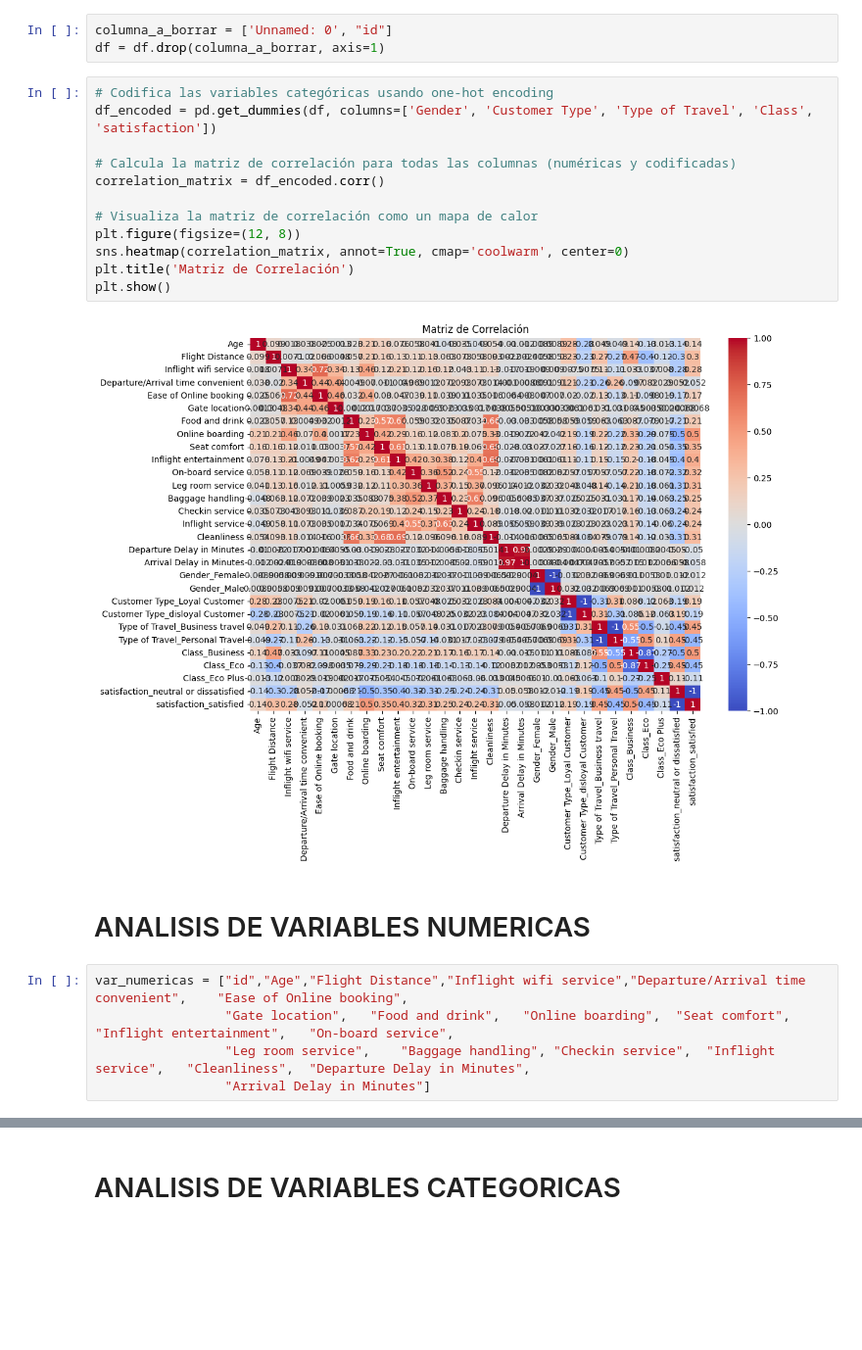
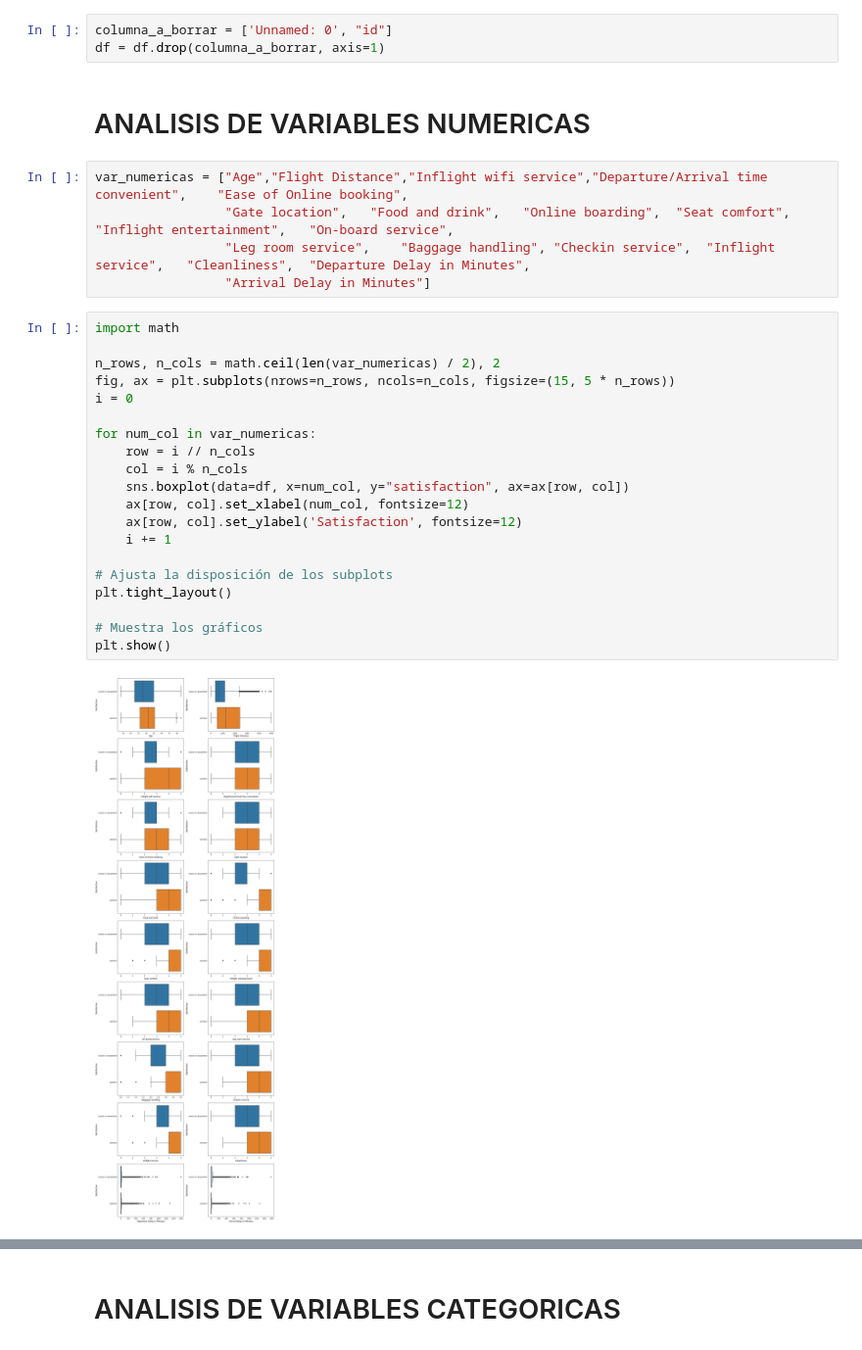
Before and after one commit to AI-School-F5-P2/F5_airlines, a Jupyter notebook: airline_main/main.ipynb, the cells around one changed output, grey strips where cells are left out. Shown: that part at 98% size. Drawn from its saved outputs; the diff is of its cells as text; blank space fills up the shorter version.

```diff
--- a/airline_main/main.ipynb
+++ b/airline_main/main.ipynb
@@ -123,24 +146,32 @@ for value in unique_values:
 # %%
 columna_a_borrar = ['Unnamed: 0', "id"]
 df = df.drop(columna_a_borrar, axis=1)
-# %%
-# Codifica las variables categóricas usando one-hot encoding
-df_encoded = pd.get_dummies(df, columns=['Gender', 'Customer Type', 'Type of Travel', 'Class', 'satisfaction'])
-
-# Calcula la matriz de correlación para todas las columnas (numéricas y codificadas)
-correlation_matrix = df_encoded.corr()
-
-# Visualiza la matriz de correlación como un mapa de calor
-plt.figure(figsize=(12, 8))
-sns.heatmap(correlation_matrix, annot=True, cmap='coolwarm', center=0)
-plt.title('Matriz de Correlación')
-plt.show()
-# %% [output]
-[figure, removed]
 # %% [markdown]
 # ANALISIS DE VARIABLES NUMERICAS
 # %%
-var_numericas = ["id","Age","Flight Distance","Inflight wifi service","Departure/Arrival time convenient",	"Ease of Online booking",
+var_numericas = ["Age","Flight Distance","Inflight wifi service","Departure/Arrival time convenient",	"Ease of Online booking",
                  "Gate location",	"Food and drink",	"Online boarding",	"Seat comfort",	"Inflight entertainment",	"On-board service",
                  "Leg room service",	"Baggage handling",	"Checkin service",	"Inflight service",	"Cleanliness",	"Departure Delay in Minutes",
                  "Arrival Delay in Minutes"]
+# %%
+import math
+
+n_rows, n_cols = math.ceil(len(var_numericas) / 2), 2
+fig, ax = plt.subplots(nrows=n_rows, ncols=n_cols, figsize=(15, 5 * n_rows))
+i = 0
+
+for num_col in var_numericas:
+    row = i // n_cols
+    col = i % n_cols
+    sns.boxplot(data=df, x=num_col, y="satisfaction", ax=ax[row, col])
+    ax[row, col].set_xlabel(num_col, fontsize=12)
+    ax[row, col].set_ylabel('Satisfaction', fontsize=12)
+    i += 1
+
+# Ajusta la disposición de los subplots
+plt.tight_layout()
+
+# Muestra los gráficos
+plt.show()
+# %% [output]
+[figure, added]
```
Also changed, not shown: parts of 28 cells of this notebook.
